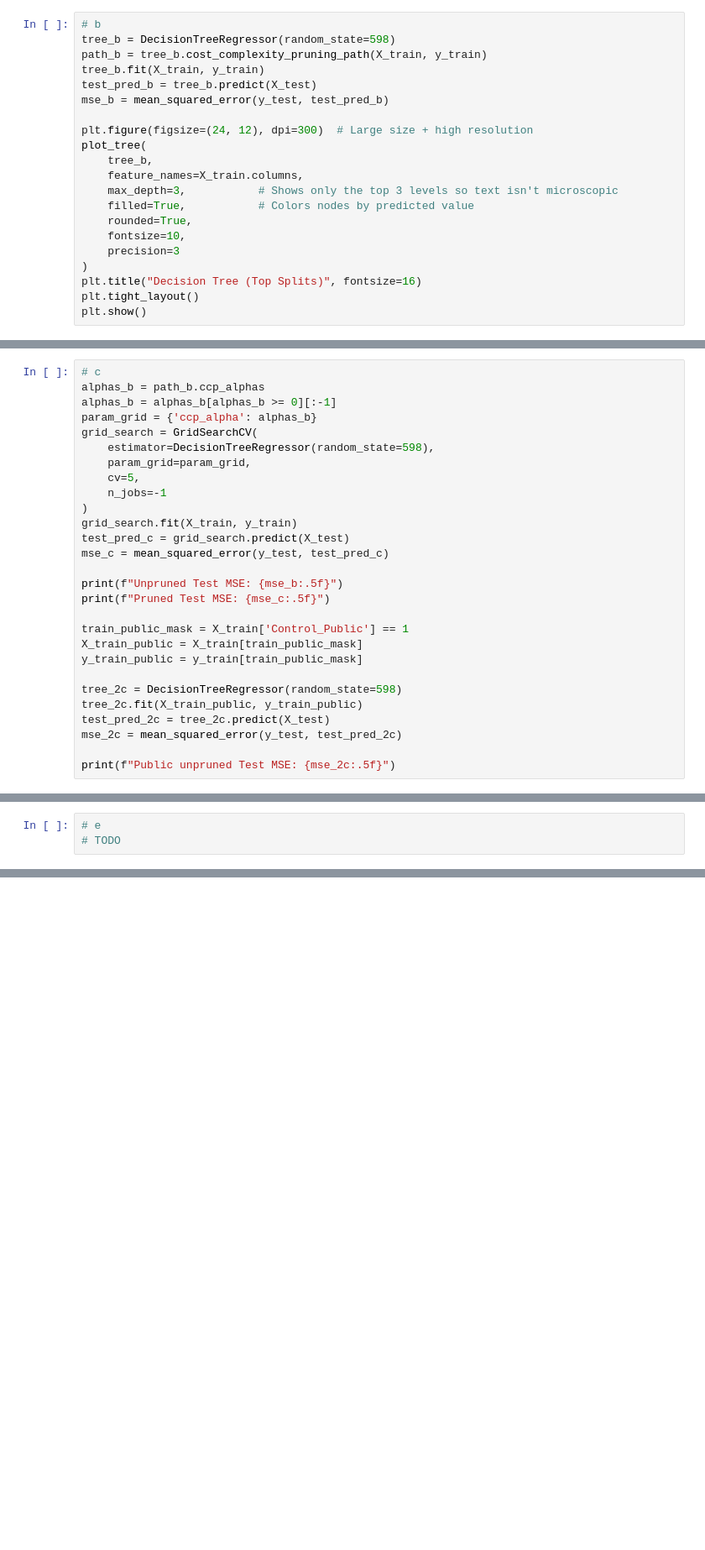
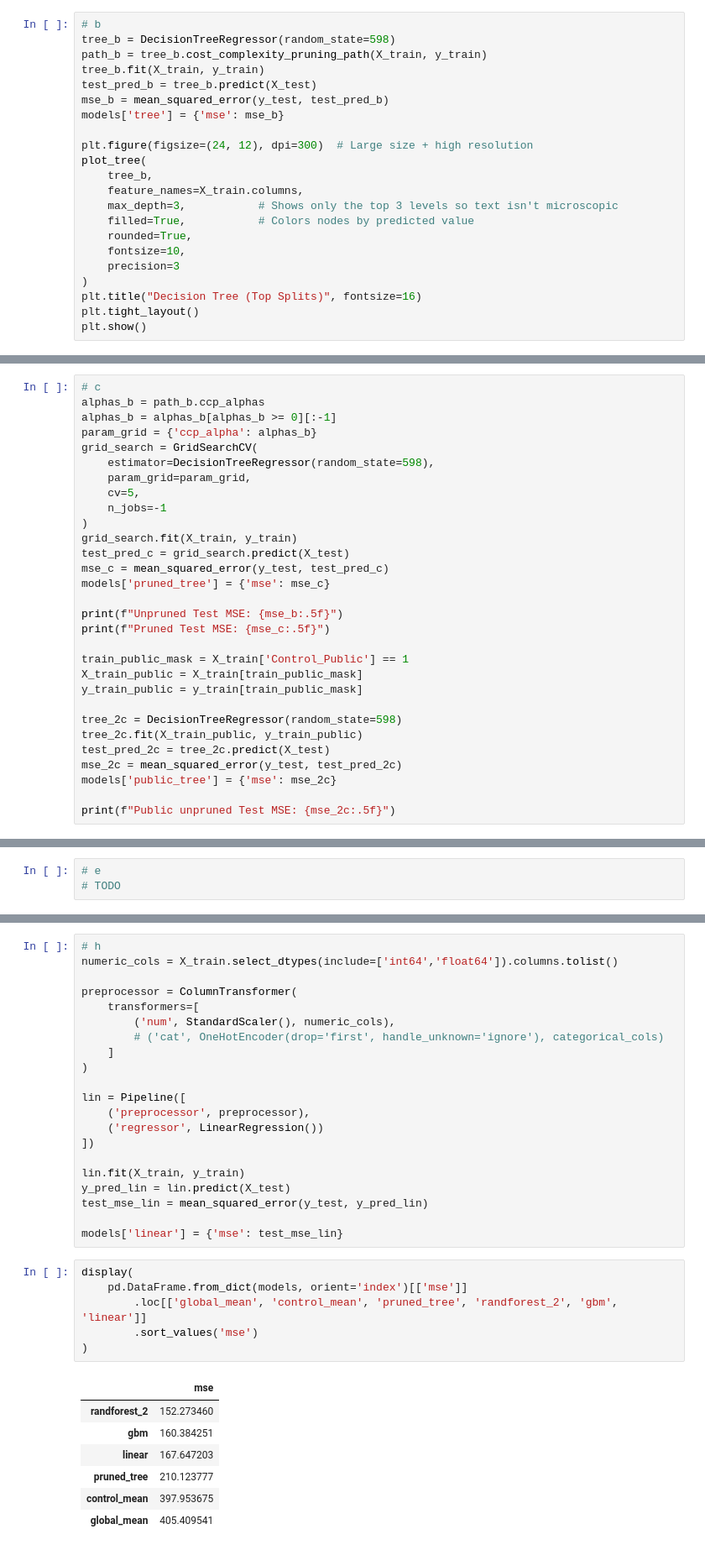
Before and after one commit to davidgraymi/CS598-PSL-MP3, a Jupyter notebook: main.ipynb, the cells around one changed output, grey strips where cells are left out. Shown at 84% size. Saved outputs shown, nothing was run; the diff lists cells and outputs as text; blank space fills up the shorter version.

```diff
--- a/main.ipynb
+++ b/main.ipynb
@@ -96,6 +104,7 @@ path_b = tree_b.cost_complexity_pruning_path(X_train, y_train)
 tree_b.fit(X_train, y_train)
 test_pred_b = tree_b.predict(X_test)
 mse_b = mean_squared_error(y_test, test_pred_b)
+models['tree'] = {'mse': mse_b}
 
 plt.figure(figsize=(24, 12), dpi=300)  # Large size + high resolution
 plot_tree(
@@ -134,6 +143,7 @@ grid_search = GridSearchCV(
 grid_search.fit(X_train, y_train)
 test_pred_c = grid_search.predict(X_test)
 mse_c = mean_squared_error(y_test, test_pred_c)
+models['pruned_tree'] = {'mse': mse_c}
 
 print(f"Unpruned Test MSE: {mse_b:.5f}")
 print(f"Pruned Test MSE: {mse_c:.5f}")
@@ -146,6 +156,7 @@ tree_2c = DecisionTreeRegressor(random_state=598)
 tree_2c.fit(X_train_public, y_train_public)
 test_pred_2c = tree_2c.predict(X_test)
 mse_2c = mean_squared_error(y_test, test_pred_2c)
+models['public_tree'] = {'mse': mse_2c}
 
 print(f"Public unpruned Test MSE: {mse_2c:.5f}")
 # %% [output]
@@ -206,0 +298,35 @@ print(f"Random Forest with {int(len(X_train.columns) / 2)} max features test MSE
+# %%
+# h
+numeric_cols = X_train.select_dtypes(include=['int64','float64']).columns.tolist()
+
+preprocessor = ColumnTransformer(
+    transformers=[
+        ('num', StandardScaler(), numeric_cols),
+        # ('cat', OneHotEncoder(drop='first', handle_unknown='ignore'), categorical_cols)
+    ]
+)
+
+lin = Pipeline([
+    ('preprocessor', preprocessor),
+    ('regressor', LinearRegression())
+])
+
+lin.fit(X_train, y_train)
+y_pred_lin = lin.predict(X_test)
+test_mse_lin = mean_squared_error(y_test, y_pred_lin)
+
+models['linear'] = {'mse': test_mse_lin}
+# %%
+display(
+    pd.DataFrame.from_dict(models, orient='index')[['mse']]
+        .loc[['global_mean', 'control_mean', 'pruned_tree', 'randforest_2', 'gbm', 'linear']]
+        .sort_values('mse')
+)
+# %% [output]
+|  | mse |
+| randforest_2 | 152.273460 |
+| gbm | 160.384251 |
+| linear | 167.647203 |
+| pruned_tree | 210.123777 |
+| control_mean | 397.953675 |
+| global_mean | 405.409541 |
```
Also changed, not shown: parts of 15 cells of this notebook.
